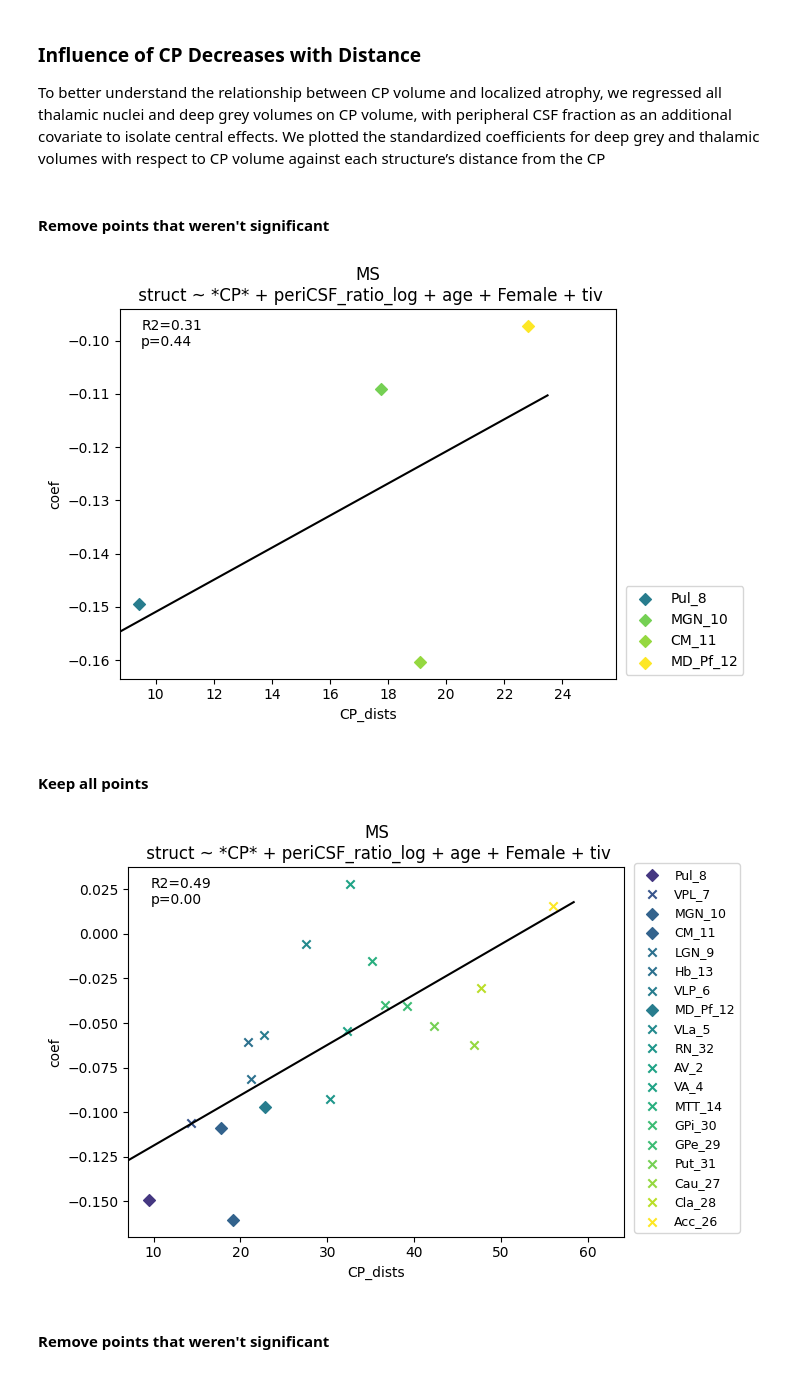
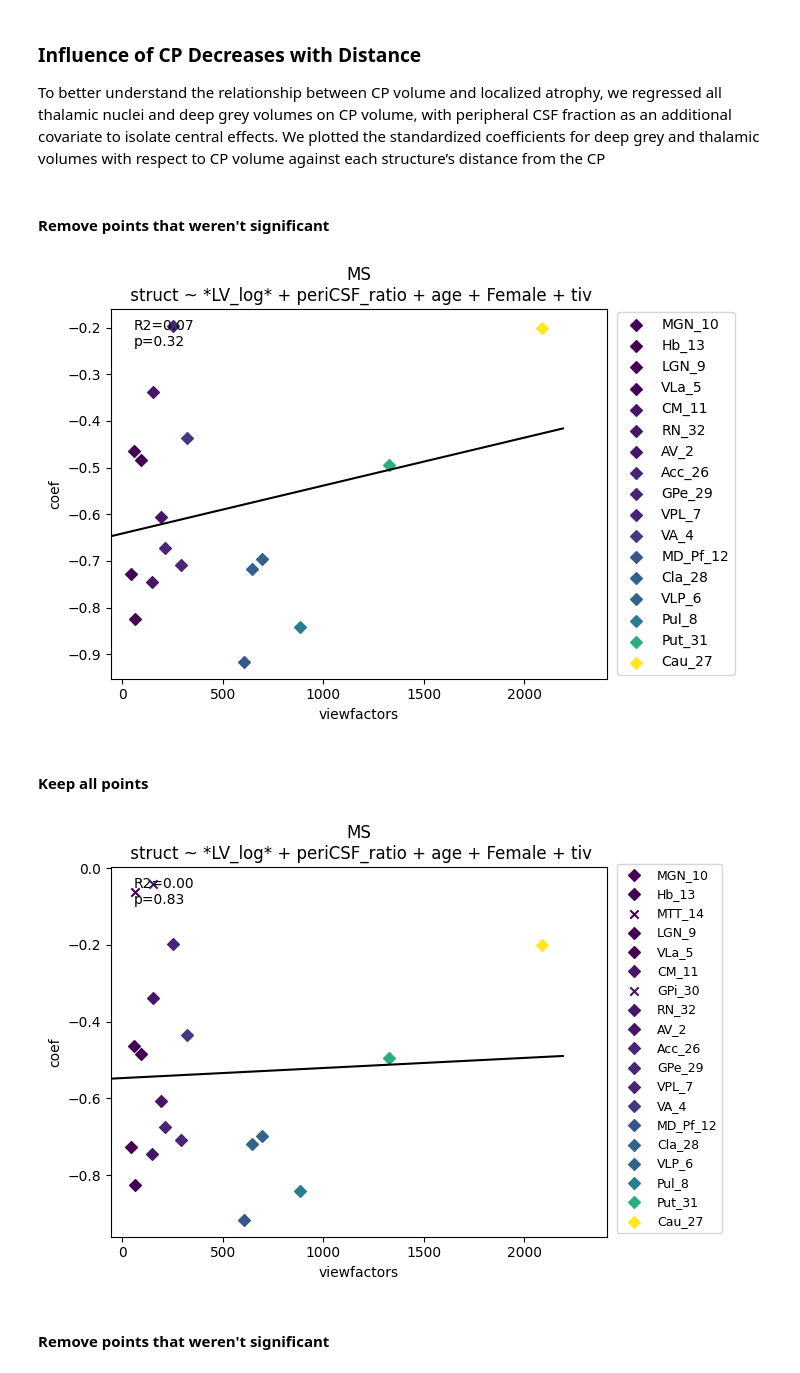
Before and after one commit to srs328/ms_mri, a Jupyter notebook: analysis/thalamus/results/5-CP_distance_gradient.ipynb, the cells around one changed output. Cells and saved outputs as stored; diff of their text form; code cells hidden in the pictures.

```diff
--- a/analysis/thalamus/results/5-CP_distance_gradient.ipynb
+++ b/analysis/thalamus/results/5-CP_distance_gradient.ipynb
@@ -213,4 +213,5 @@ mni_ventricle_dists["dist"] = (
 mni_ventricle_dists = mni_ventricle_dists["dist"]
 
 mni_viewfactors = pd.read_csv("/home/srs-9/Projects/ms_mri/data/mni_viewfactor_test1.csv", index_col="index")['dose']
+mni_viewfactors2 = pd.read_csv("/home/srs-9/Projects/ms_mri/data/mni_viewfactor_ventricle_system.csv", index_col="index")['dose']
 # %%
@@ -387,9 +388,10 @@ save_stem = "CP_betas_vs_CP_dists"
 model_data = data_ms_z
 model_data['periCSF_frac_test'] = np.log(model_data['periCSF_frac'].max() + 1 - model_data['periCSF_frac'])
 
-covariates = ["periCSF_ratio_log", "age", "Female", "tiv"]
+covariates = ["periCSF_ratio", "age", "Female", "tiv"]
 covariates_str = " + ".join(covariates)
 structs = hips_thomas_ref[thalamic_nuclei + deep_grey]
+# structs = hips_thomas_ref[thalamic_nuclei]
 
 predictor = ["CP", "LV_log"]
 
@@ -401,7 +403,7 @@ _, results, formulas = regutils.run_regressions(
     robust_cov=None
 )
 
-var_to_plot = "CP"
+var_to_plot = "LV_log"
 data = results[var_to_plot]
 data.set_index(hips_thomas_invref[structs], inplace=True)
 data.insert(1, "struct", hips_thomas_ref)
@@ -414,9 +416,9 @@ data["ventricle_SDT_dist"] = mean_ventricle_sdt_dists
 data["ventricle_centroid_dist"] = mean_ventricle_sdt_dists
 
 data["test_dist"] = test_dist
-data['viewfactors'] = mni_viewfactors**(1/3)
+data['viewfactors'] = mni_viewfactors2
 
-dist_measure = "CP_dists"
+dist_measure = "viewfactors"
 
 display(Markdown("#### Remove points that weren't significant"))
 fig, axes = plt.subplots()
@@ -449,36 +451,36 @@ plot_xordered_data(
     "struct",
     fit_line=True,
     title=f"MS\n struct ~ *{var_to_plot}* + {covariates_str}",
     axes=axs,
     fig=fig,
     legend=True,
     loc=(0.9, 0.0001),
     fdr=False,
     bbox_to_anchor=(1.02, 0.01),
     sig_only=False,
     legend_fontsize=9
 )
 display(Markdown("#### Keep all points"))
 
 
 if save:
     save_path = fig_path / f"{save_stem}.png"
     # # Extract the legend
     legend = axs.get_legend()
     legend.remove()  # Remove it from the main plot
 
     fig_legend = plt.figure(figsize=(2, 4))  # Adjust size as needed
     fig_legend.legend(handles=legend.legend_handles, labels=[t.get_text() for t in legend.get_texts()],
                     loc='center', frameon=False)
     fig_legend.savefig(fig_path / f"{save_stem}_legend.png", bbox_inches='tight', dpi=300)
 
     # Save the main plot without legend
     fig.savefig(fig_path / f"{save_stem}.png", bbox_inches='tight', dpi=300)
 # %% [output]
 #### Remove points that weren't significant
-[figure, old version]
+[figure, new version]
 #### Keep all points
-[figure, old version]
+[figure, new version]
 # %%
 save = False
 show = True
```
Also changed, not shown: parts of 1 cell of this notebook, 3 other files.
